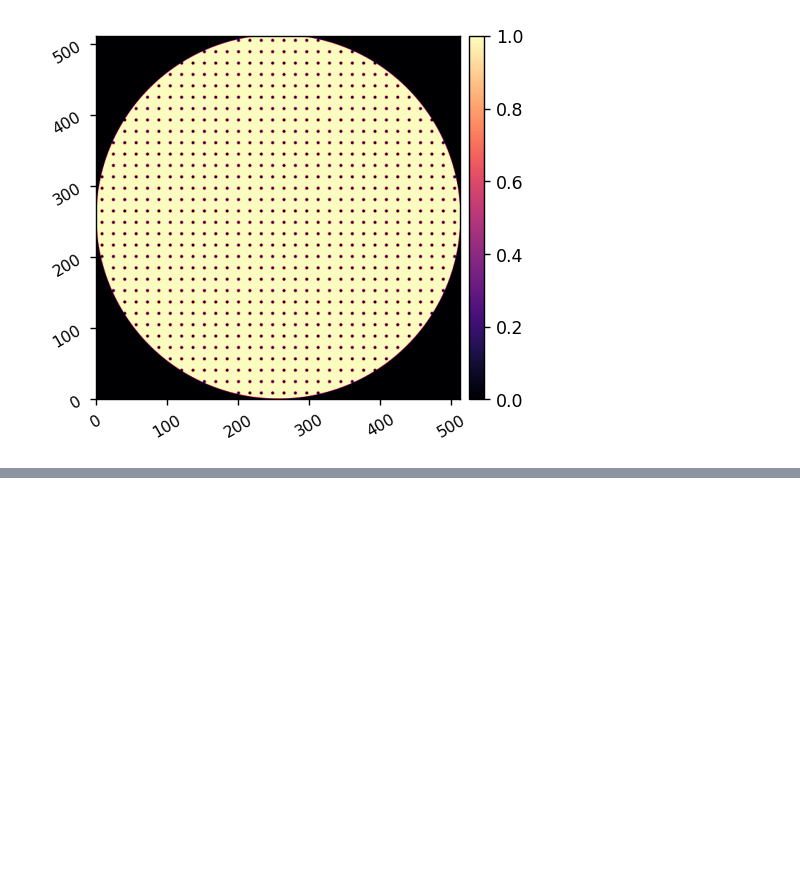
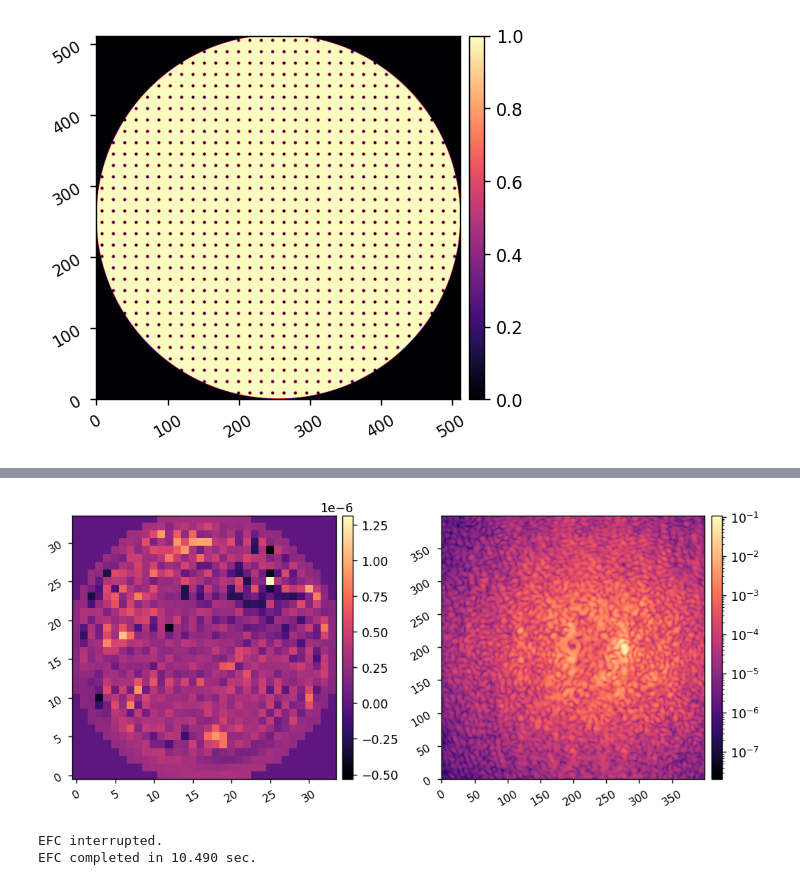
Before and after one commit to uasal/scoob-psf, a Jupyter notebook: example-notebooks/scoob_mswfc.ipynb, the cells around one changed output, grey strips where cells are left out. Saved outputs shown, nothing was run; the diff lists cells and outputs as text; code cells hidden in the pictures; blank space fills up the shorter version.

```diff
--- a/example-notebooks/scoob_mswfc.ipynb
+++ b/example-notebooks/scoob_mswfc.ipynb
@@ -113,0 +188,25 @@ imshow1(im, lognorm=True)
+# %%
+reload(lina.bsefc)
+reload(lina.utils)
+model.set_dm(dm_flat)
+
+bs_offset = (15,0)
+reg_conds = [(-1, 10), (-2,10), (-3,5), (-2,20)]
+
+for i in range(len(reg_conds)):
+    control_matrix = lina.utils.beta_reg(jac, reg_conds[i][0])
+
+    ims, commands = lina.bsefc.run_efc_perfect(model, bs_offset,
+                                            jac,
+                                            control_matrix,
+                                            dark_mask,
+                                            Imax_unocc=1,
+                                            efc_loop_gain=0.5,
+                                            iterations=reg_conds[i][1],
+#                                             plot_all=True,
+                                            plot_sms=True,
+                                             plot_radial_contrast=True)
+# %% [output]
+[figure, added]
+EFC interrupted.
+EFC completed in 10.490 sec.
```
Also changed, not shown: parts of 8 cells of this notebook, 1 other file.
